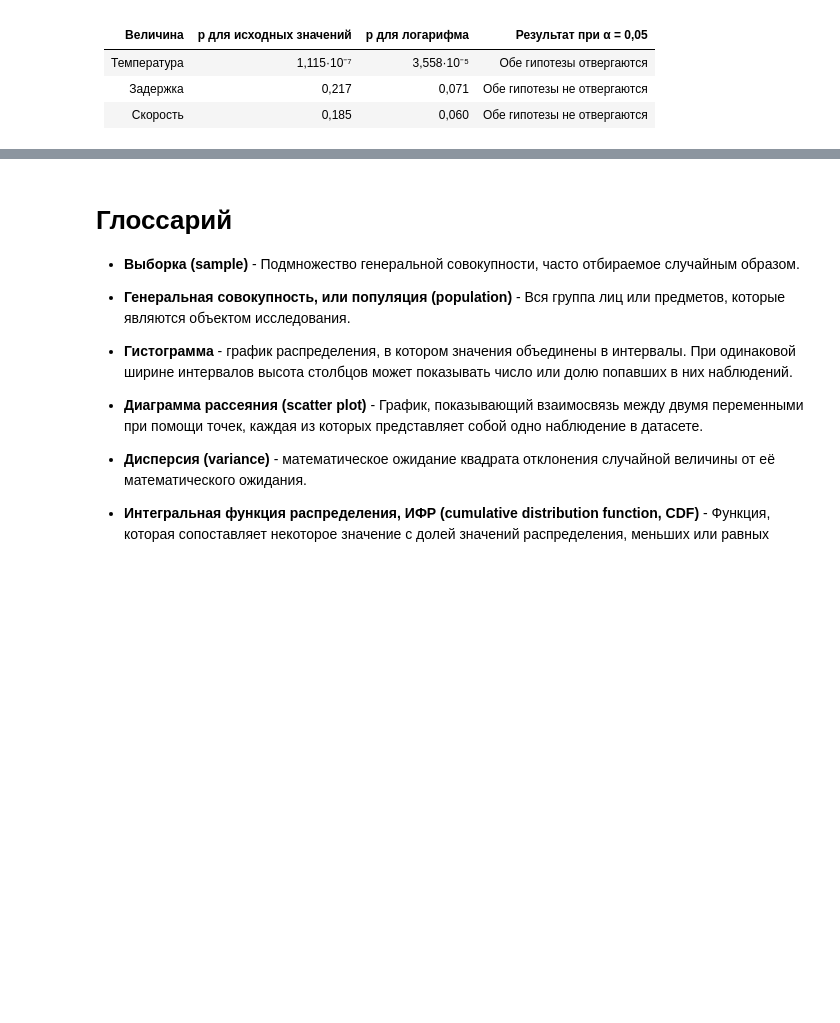
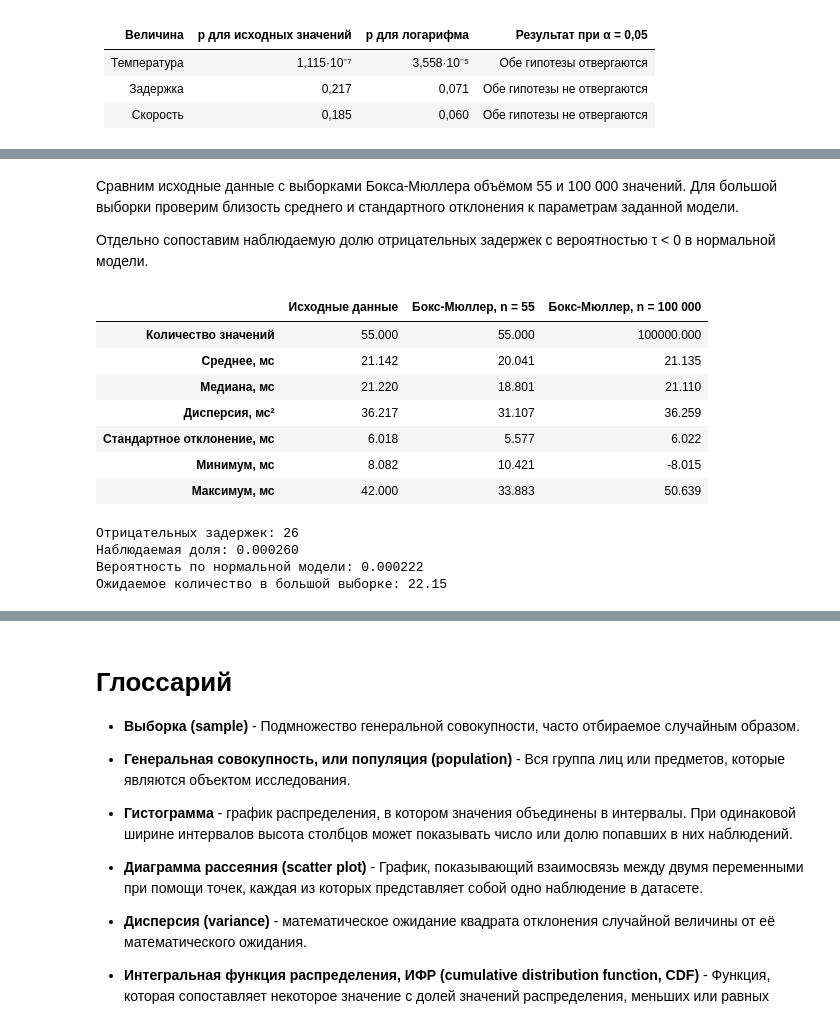
Before and after one commit to ekairaliev/AppStat-Lab01, a Jupyter notebook: AppStat_Lab01.ipynb, the cells around one changed output, grey strips where cells are left out. Cells and saved outputs as stored; diff of their text form; code cells hidden in the pictures; blank space fills up the shorter version.

```diff
--- a/AppStat_Lab01.ipynb
+++ b/AppStat_Lab01.ipynb
@@ -3945,0 +4539,58 @@ display(
+# %% [markdown]
+Сравним исходные данные с выборками Бокса-Мюллера объёмом
+55 и 100 000 значений. Для большой выборки проверим близость
+среднего и стандартного отклонения к параметрам заданной модели.
+
+Отдельно сопоставим наблюдаемую долю отрицательных задержек
+с вероятностью τ < 0 в нормальной модели.
+# %%
+generated_delay_bm_55 = generate_delay_box_muller(
+    55, seed=2026
+)
+
+generated_delay_bm_large = generate_delay_box_muller(
+    100_000, seed=2027
+)
+
+delay_bm_comparison = pd.DataFrame({
+    "Исходные данные": delay_metrics(t_delay),
+    "Бокс-Мюллер, n = 55": delay_metrics(generated_delay_bm_55),
+    "Бокс-Мюллер, n = 100 000": delay_metrics(
+        generated_delay_bm_large
+    )
+})
+
+display(delay_bm_comparison.round(3))
+
+bm_negative_count = (generated_delay_bm_large < 0).sum()
+bm_negative_share = (generated_delay_bm_large < 0).mean()
+
+bm_negative_probability = stats.norm.cdf(
+    0,
+    loc=delay_bm_mu,
+    scale=delay_bm_sigma
+)
+
+print(f"Отрицательных задержек: {bm_negative_count}")
+print(f"Наблюдаемая доля: {bm_negative_share:.6f}")
+print(
+    "Вероятность по нормальной модели:",
+    f"{bm_negative_probability:.6f}"
+)
+print(
+    "Ожидаемое количество в большой выборке:",
+    f"{len(generated_delay_bm_large) * bm_negative_probability:.2f}"
+)
+# %% [output]
+|  | Исходные данные | Бокс-Мюллер, n = 55 | Бокс-Мюллер, n = 100 000 |
+| Количество значений | 55.000 | 55.000 | 100000.000 |
+| Среднее, мс | 21.142 | 20.041 | 21.135 |
+| Медиана, мс | 21.220 | 18.801 | 21.110 |
+| Дисперсия, мс² | 36.217 | 31.107 | 36.259 |
+| Стандартное отклонение, мс | 6.018 | 5.577 | 6.022 |
+| Минимум, мс | 8.082 | 10.421 | -8.015 |
+| Максимум, мс | 42.000 | 33.883 | 50.639 |
+Отрицательных задержек: 26
+Наблюдаемая доля: 0.000260
+Вероятность по нормальной модели: 0.000222
+Ожидаемое количество в большой выборке: 22.15
```
Also changed, not shown: parts of 48 cells of this notebook.
